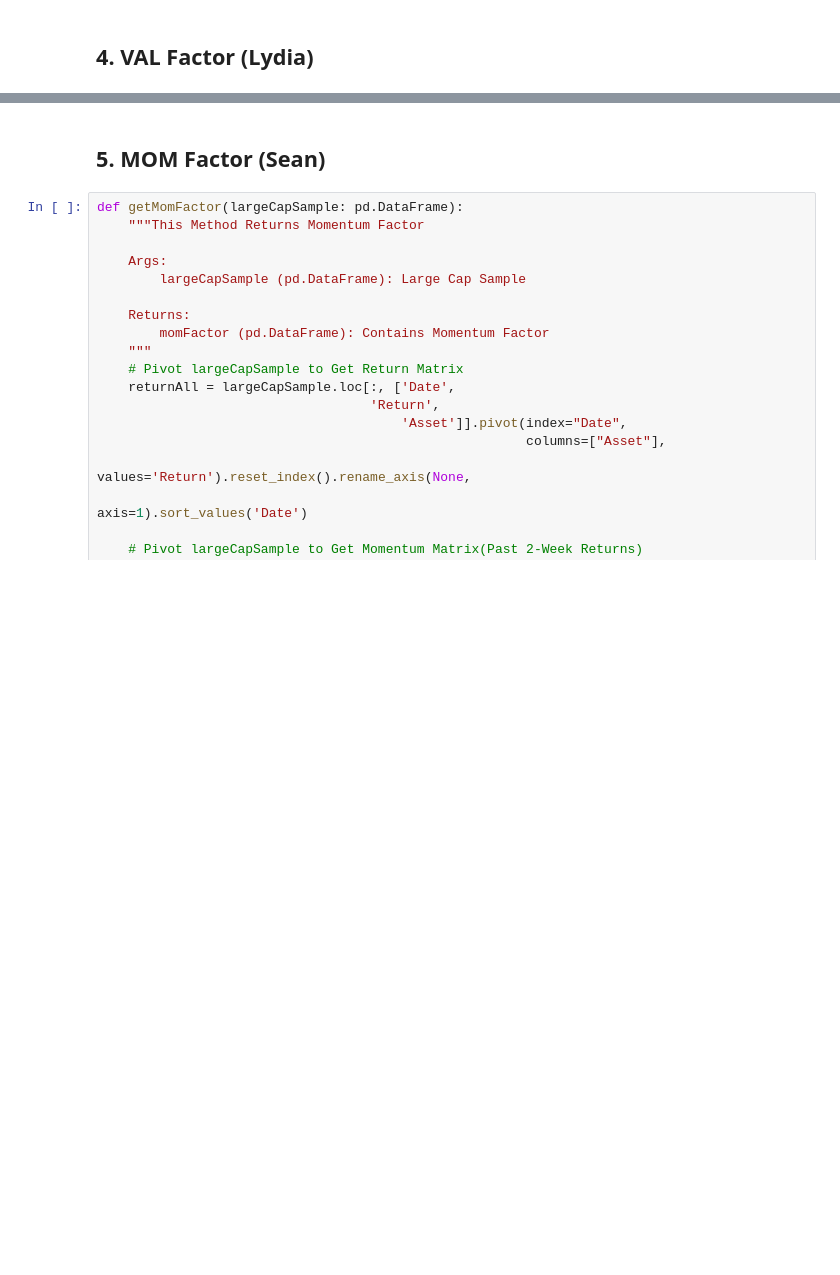
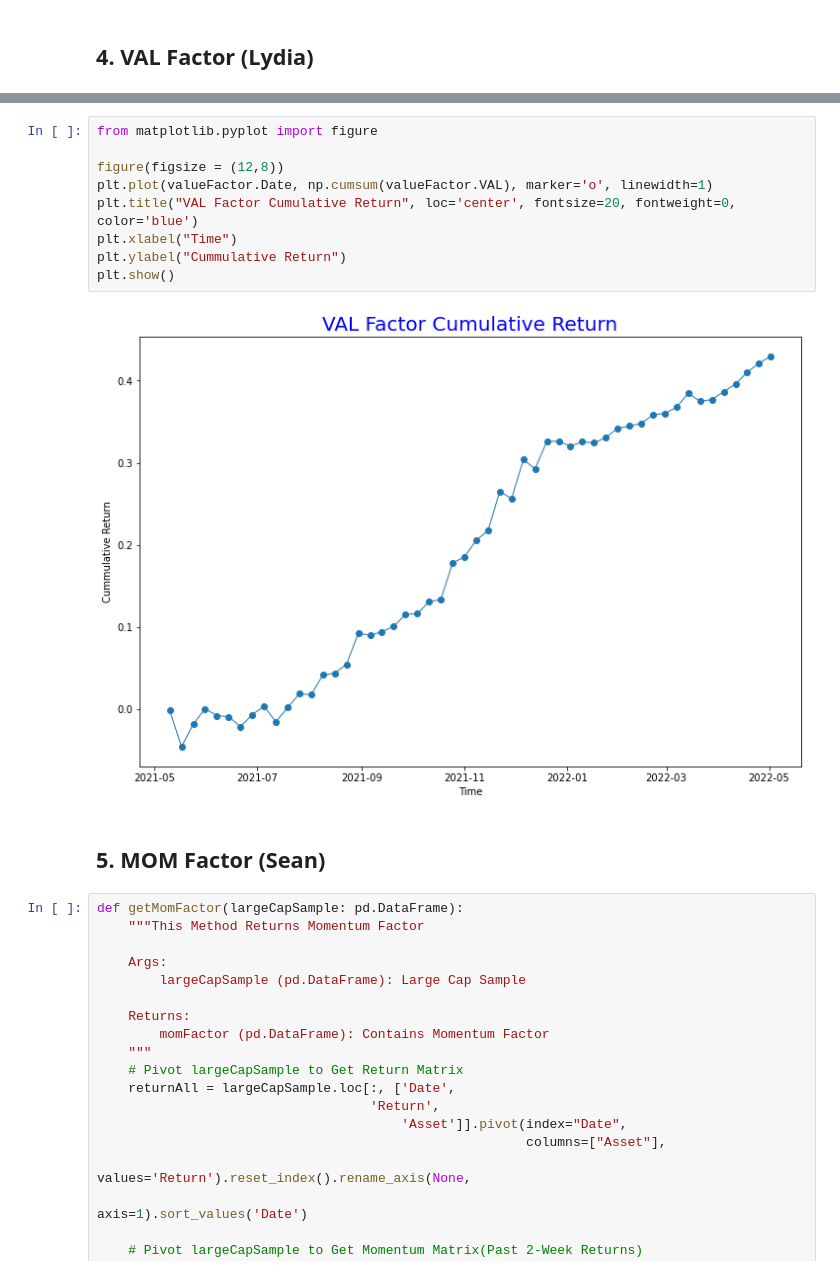
Before and after one commit to PracticumCrypto/C5-Analyzer, a Jupyter notebook: ALL.ipynb, the cells around one changed output, grey strips where cells are left out. Saved outputs shown, nothing was run; the diff lists cells and outputs as text; blank space fills up the shorter version.

```diff
--- a/ALL.ipynb
+++ b/ALL.ipynb
@@ -615,3 +538,14 @@ plt.show()
+# %%
+from matplotlib.pyplot import figure
+
+figure(figsize = (12,8))
+plt.plot(valueFactor.Date, np.cumsum(valueFactor.VAL), marker='o', linewidth=1)
+plt.title("VAL Factor Cumulative Return", loc='center', fontsize=20, fontweight=0, color='blue')
+plt.xlabel("Time")
+plt.ylabel("Cummulative Return")
+plt.show()
+# %% [output]
+[figure, added]
 # %% [markdown]
 ## 5. MOM Factor (Sean)
 # %%
```
Also changed, not shown: parts of 33 cells of this notebook.
